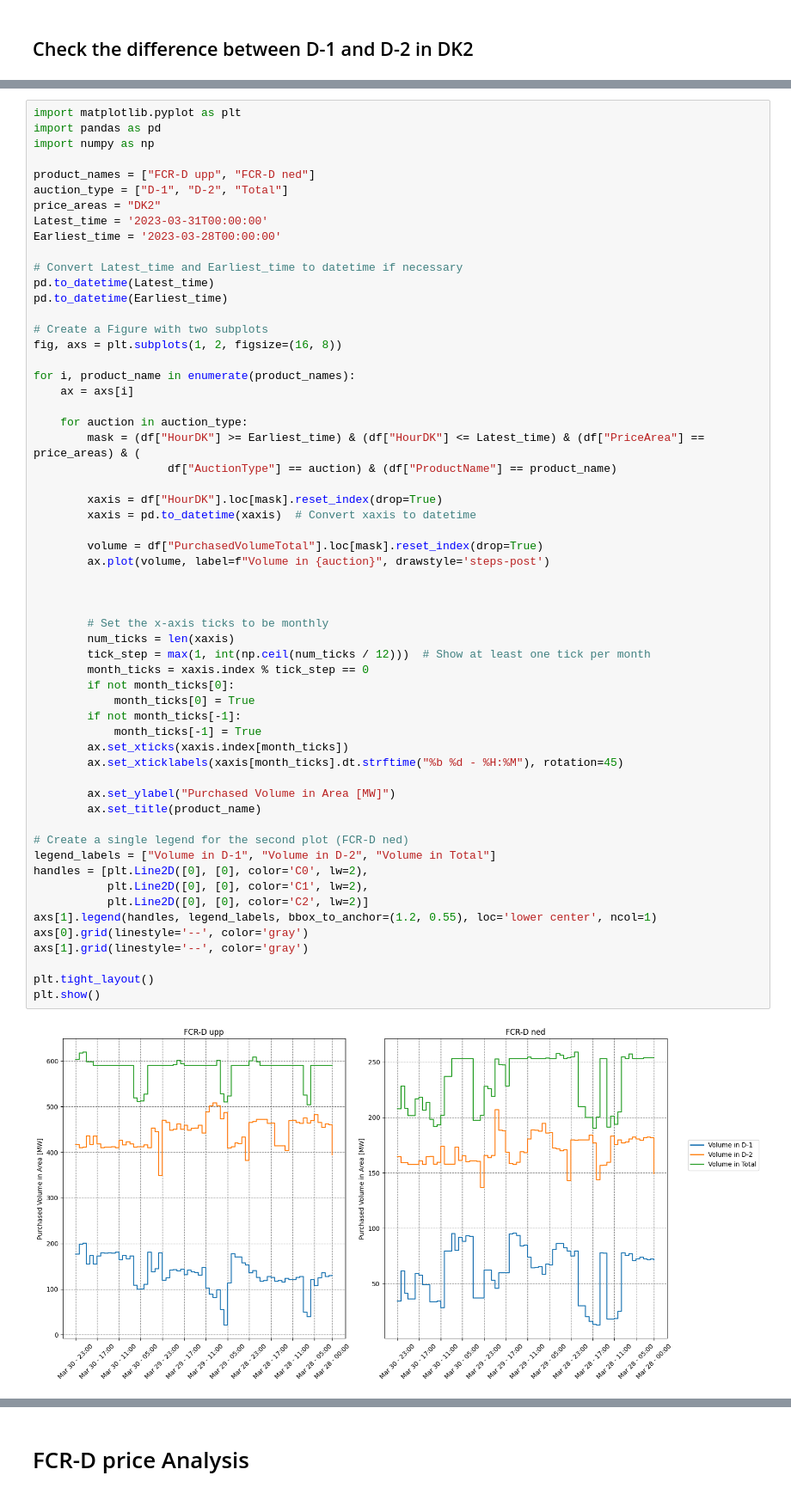
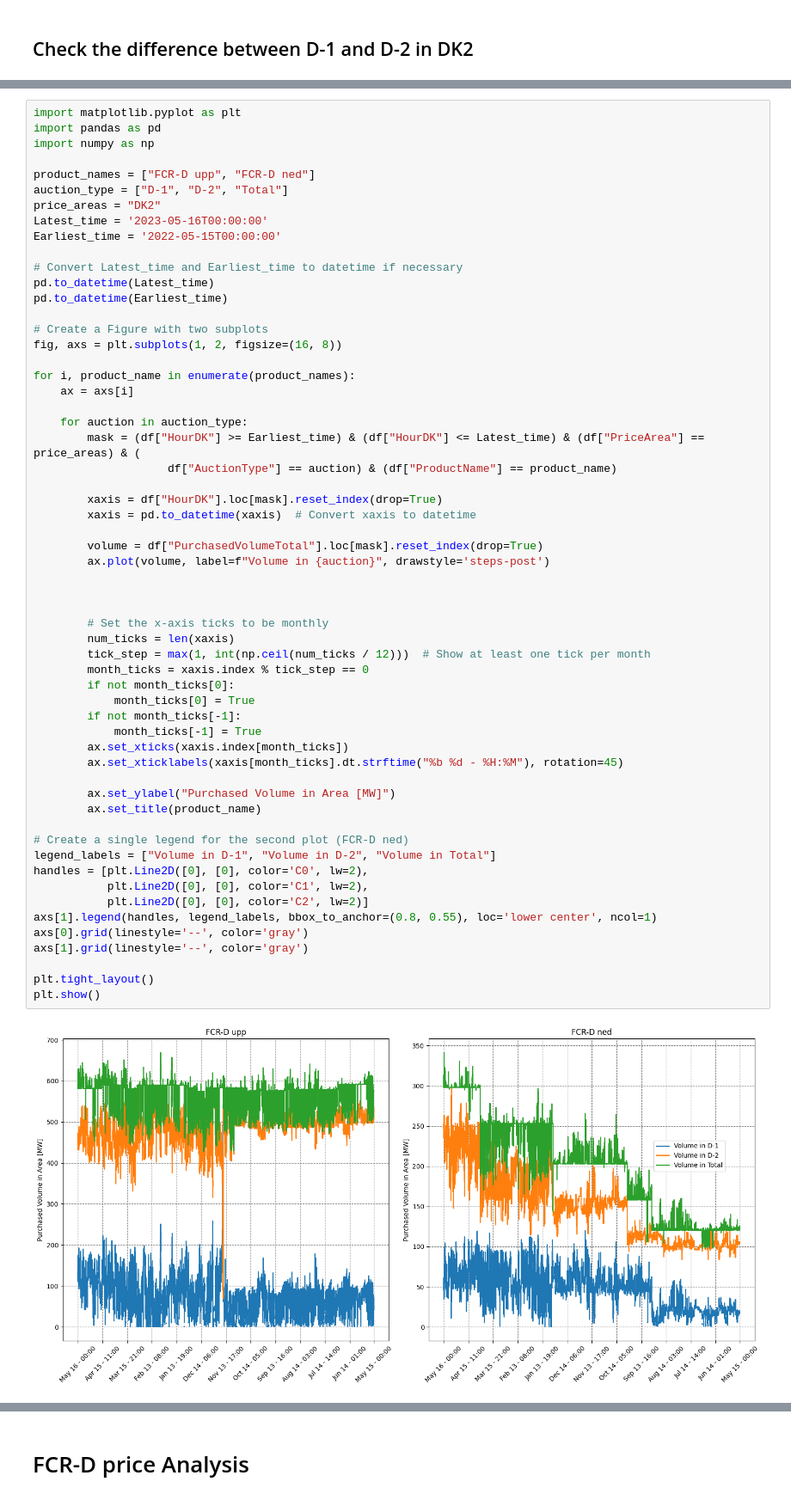
Before and after one commit to junesooshin/lightenup, a Jupyter notebook: Model and Result Examination/FCR-D Analysis.ipynb, the cells around one changed output, grey strips where cells are left out. Shown at 86% size. Cells and saved outputs as stored; diff of their text form.

```diff
--- a/Model and Result Examination/FCR-D Analysis.ipynb
+++ b/Model and Result Examination/FCR-D Analysis.ipynb
@@ -404,8 +439,8 @@ import numpy as np
 product_names = ["FCR-D upp", "FCR-D ned"]
 auction_type = ["D-1", "D-2", "Total"]
 price_areas = "DK2"
-Latest_time = '2023-03-31T00:00:00'
-Earliest_time = '2023-03-28T00:00:00'
+Latest_time = '2023-05-16T00:00:00'
+Earliest_time = '2022-05-15T00:00:00'
 
 # Convert Latest_time and Earliest_time to datetime if necessary
 pd.to_datetime(Latest_time)
@@ -427,32 +462,32 @@ for i, product_name in enumerate(product_names):
         volume = df["PurchasedVolumeTotal"].loc[mask].reset_index(drop=True)
         ax.plot(volume, label=f"Volume in {auction}", drawstyle='steps-post')
 
 
 
         # Set the x-axis ticks to be monthly
         num_ticks = len(xaxis)
         tick_step = max(1, int(np.ceil(num_ticks / 12)))  # Show at least one tick per month
         month_ticks = xaxis.index % tick_step == 0
         if not month_ticks[0]:
             month_ticks[0] = True
         if not month_ticks[-1]:
             month_ticks[-1] = True
         ax.set_xticks(xaxis.index[month_ticks])
         ax.set_xticklabels(xaxis[month_ticks].dt.strftime("%b %d - %H:%M"), rotation=45)
 
         ax.set_ylabel("Purchased Volume in Area [MW]")
         ax.set_title(product_name)
 
 # Create a single legend for the second plot (FCR-D ned)
 legend_labels = ["Volume in D-1", "Volume in D-2", "Volume in Total"]
 handles = [plt.Line2D([0], [0], color='C0', lw=2),
            plt.Line2D([0], [0], color='C1', lw=2),
            plt.Line2D([0], [0], color='C2', lw=2)]
-axs[1].legend(handles, legend_labels, bbox_to_anchor=(1.2, 0.55), loc='lower center', ncol=1)
+axs[1].legend(handles, legend_labels, bbox_to_anchor=(0.8, 0.55), loc='lower center', ncol=1)
 axs[0].grid(linestyle='--', color='gray')
 axs[1].grid(linestyle='--', color='gray')
 
 plt.tight_layout()
 plt.show()
 # %% [output]
-[figure, old version]
+[figure, new version]
```
Also changed, not shown: parts of 15 cells of this notebook, 4 other files.
